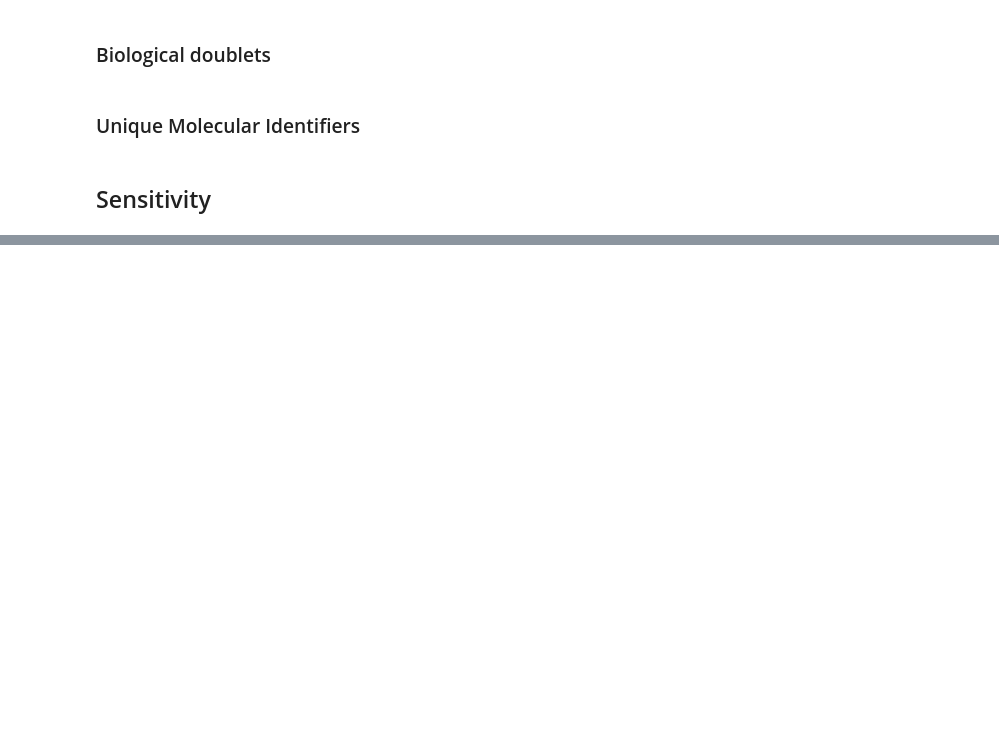
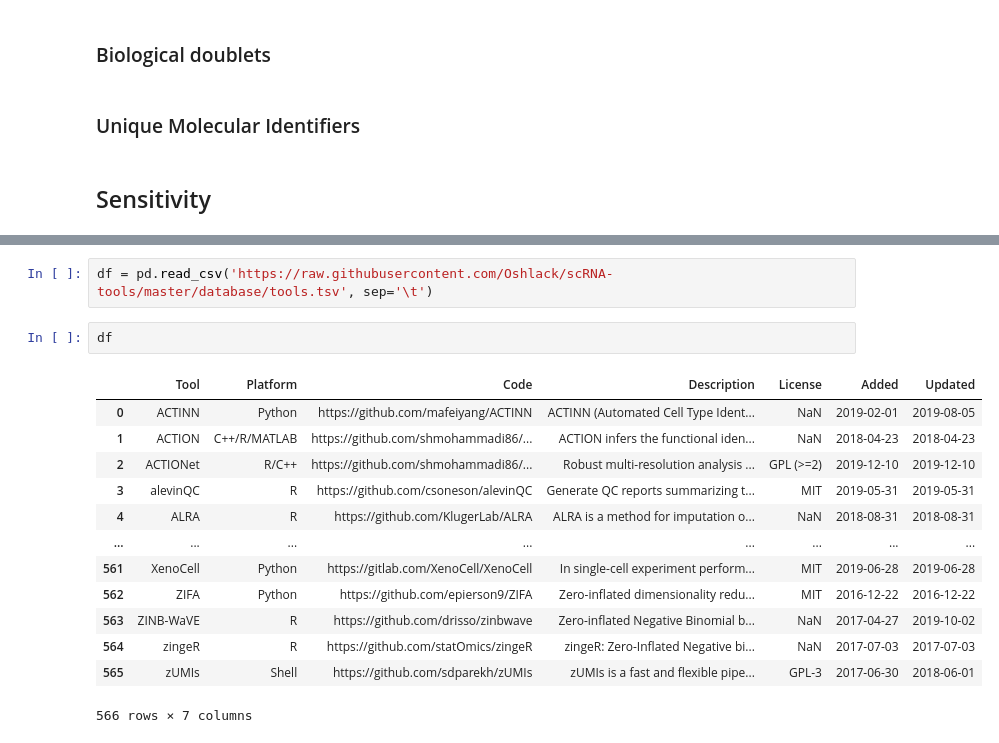
Before and after one commit to pachterlab/kallistobustools, a Jupyter notebook: notebooks/Introduction_single_cell_RNA_seq.ipynb, the cells around one changed output, grey strips where cells are left out. Drawn from its saved outputs; the diff is of its cells as text; blank space fills up the shorter version.

Commit message:
Added tools

```diff
--- a/notebooks/Introduction_single_cell_RNA_seq.ipynb
+++ b/notebooks/Introduction_single_cell_RNA_seq.ipynb
@@ -376,3 +376,21 @@ Bloom's correction
 ## Summary
 ![alt text](https://ars.els-cdn.com/content/image/1-s2.0-S1097276518308803-gr1.jpg)
 From Zhang et al. 2019. DOI:10.1016/j.molcel.2018.10.020
+# %%
+df = pd.read_csv('https://raw.githubusercontent.com/Oshlack/scRNA-tools/master/database/tools.tsv', sep='\t')
+# %%
+df
+# %% [output]
+|  | Tool | Platform | Code | Description | License | Added | Updated |
+| 0 | ACTINN | Python | https://github.com/mafeiyang/ACTINN | ACTINN (Automated Cell Type Ident... | NaN | 2019-02-01 | 2019-08-05 |
+| 1 | ACTION | C++/R/MATLAB | https://github.com/shmohammadi86/... | ACTION infers the functional iden... | NaN | 2018-04-23 | 2018-04-23 |
+| 2 | ACTIONet | R/C++ | https://github.com/shmohammadi86/... | Robust multi-resolution analysis ... | GPL (>=2) | 2019-12-10 | 2019-12-10 |
+| 3 | alevinQC | R | https://github.com/csoneson/alevinQC | Generate QC reports summarizing t... | MIT | 2019-05-31 | 2019-05-31 |
+| 4 | ALRA | R | https://github.com/KlugerLab/ALRA | ALRA is a method for imputation o... | NaN | 2018-08-31 | 2018-08-31 |
+| ... | ... | ... | ... | ... | ... | ... | ... |
+| 561 | XenoCell | Python | https://gitlab.com/XenoCell/XenoCell | In single-cell experiment perform... | MIT | 2019-06-28 | 2019-06-28 |
+| 562 | ZIFA | Python | https://github.com/epierson9/ZIFA | Zero-inflated dimensionality redu... | MIT | 2016-12-22 | 2016-12-22 |
+| 563 | ZINB-WaVE | R | https://github.com/drisso/zinbwave | Zero-inflated Negative Binomial b... | NaN | 2017-04-27 | 2019-10-02 |
+| 564 | zingeR | R | https://github.com/statOmics/zingeR | zingeR: Zero-Inflated Negative bi... | NaN | 2017-07-03 | 2017-07-03 |
+| 565 | zUMIs | Shell | https://github.com/sdparekh/zUMIs | zUMIs is a fast and flexible pipe... | GPL-3 | 2017-06-30 | 2018-06-01 |
+566 rows × 7 columns
```
